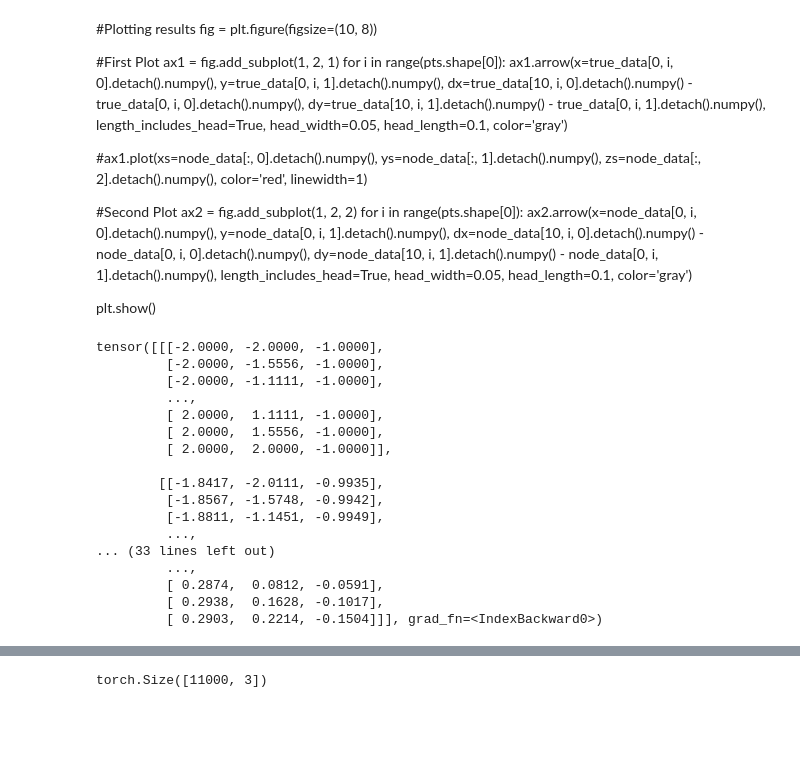
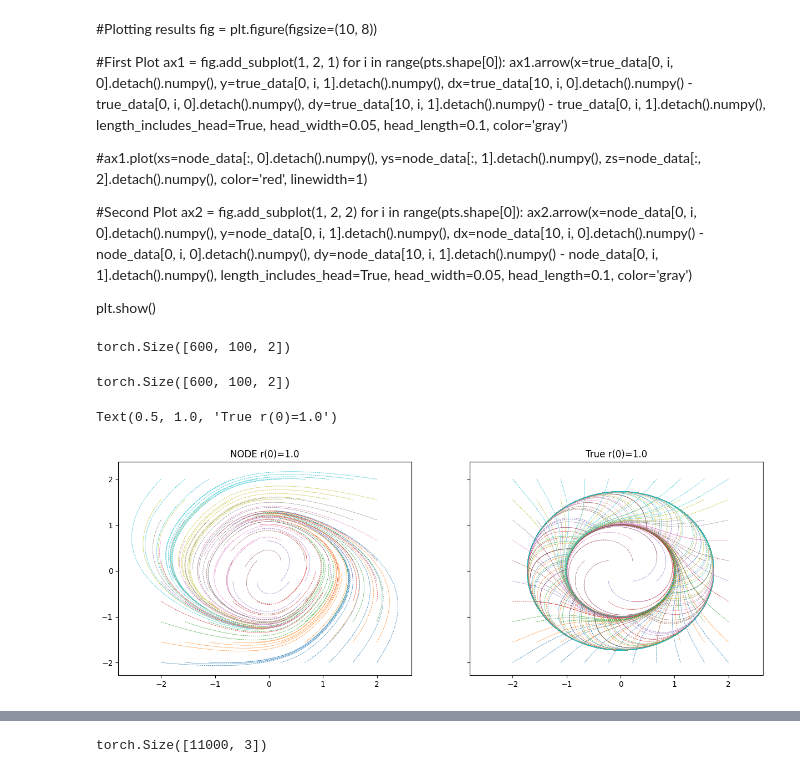
Before and after one commit to JPROSS18/JackRoss-PhD-Notes, a Jupyter notebook: NODE_Dynamic_Bifurcation_Parameter/DyBif_NODE_v4.ipynb, the cells around one changed output, grey strips where cells are left out. Cells and saved outputs as stored; diff of their text form; code cells hidden in the pictures; blank space fills up the shorter version.

```diff
--- a/NODE_Dynamic_Bifurcation_Parameter/DyBif_NODE_v4.ipynb
+++ b/NODE_Dynamic_Bifurcation_Parameter/DyBif_NODE_v4.ipynb
@@ -155,4 +175,4 @@ class NODE(nodes.Simple_FeedforwardNN):
         out = self.network(x) #(num_traj, spatial_dim+drivers)
         return out
 # %%
-model = NODE(input_dim=lc.system_dim+1, output_dim=lc.system_dim+1, depth=5, width=20, activation_func=nn.Tanh())
+model = NODE(input_dim=lc.system_dim+1, output_dim=lc.system_dim, depth=5, width=20, activation_func=nn.Tanh())
@@ -280,22 +305,28 @@ for i in range(pts.shape[0]):
 
 plt.show()
 # %%
-node_data[:, pts[:, 2] == -1, :]
+node_data.shape
 # %% [output]
-tensor([[[-2.0000, -2.0000, -1.0000],
-         [-2.0000, -1.5556, -1.0000],
-         [-2.0000, -1.1111, -1.0000],
-         ...,
-         [ 2.0000,  1.1111, -1.0000],
-         [ 2.0000,  1.5556, -1.0000],
-         [ 2.0000,  2.0000, -1.0000]],
-
-        [[-1.8417, -2.0111, -0.9935],
-         [-1.8567, -1.5748, -0.9942],
-         [-1.8811, -1.1451, -0.9949],
-         ...,
-... (33 lines left out)
-         ...,
-         [ 0.2874,  0.0812, -0.0591],
-         [ 0.2938,  0.1628, -0.1017],
-         [ 0.2903,  0.2214, -0.1504]]], grad_fn=<IndexBackward0>)
+torch.Size([600, 100, 2])
+# %%
+node_data.shape
+# %% [output]
+torch.Size([600, 100, 2])
+# %%
+
+fig, axes = plt.subplots(1, 2, figsize=(15, 5), sharex=True, sharey=True)
+
+#axes[0].plot(node_data[300:, :, 0].detach().numpy(),
+#                node_data[300:, :, 1].detach().numpy(),
+#                linewidth=0.5, alpha=1, linestyle='--', color='blue')
+axes[0].plot(node_data[:50, :, 0].detach().numpy(),
+                node_data[:50, :, 1].detach().numpy(),
+                linewidth=0.5, alpha=1, linestyle='--')
+axes[1].plot(true_data[:, :, 0].detach().numpy(),
+                true_data[:, :, 1].detach().numpy(),
+                linewidth=0.5, alpha=1, linestyle='--')
+axes[0].set_title("NODE r(0)=1.0")
+axes[1].set_title("True r(0)=1.0")
+# %% [output]
+Text(0.5, 1.0, 'True r(0)=1.0')
+[figure, added]
```
Also changed, not shown: parts of 21 cells of this notebook, 6 other files.
